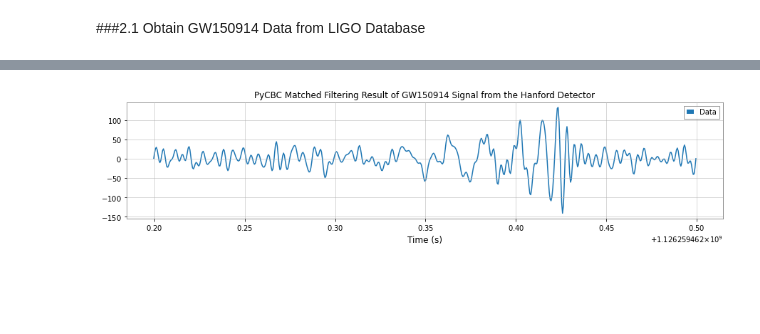
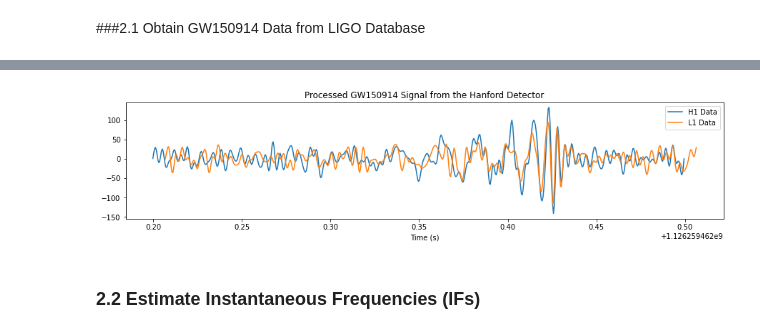
Before and after one commit to xli2522/simple-BBH-waveform, a Jupyter notebook: simple_BBH_waveform.ipynb, the cells around one changed output, grey strips where cells are left out. Cells and saved outputs as stored; diff of their text form; code cells hidden in the pictures; blank space fills up the shorter version.

```diff
--- a/simple_BBH_waveform.ipynb
+++ b/simple_BBH_waveform.ipynb
@@ -88,6 +95,0 @@ pylab.show()
-# %%
-conditionedhdata = hdata.crop(2, 2)
-
-pylab.plot(conditionedhdata.sample_times, conditionedhdata)
-pylab.xlabel('Time (s)')
-pylab.show()
@@ -190,0 +96,9 @@ aligned.start_time = conditionedhdata.start_time
+# %%
+# Here are some steps taken to reduce the further reduce the signal noise
+
+from pycbc.psd import interpolate, inverse_spectrum_truncation
+# Estimate the power spectral density
+psdh = conditionedhdata.psd(4); psdl = conditionedldata.psd(4)       # take the first 4 seconds of data and calculate the psd
+psdh = interpolate(psdh, conditionedhdata.delta_f); psdl = interpolate(psdl, conditionedldata.delta_f)       # interpolate the resutl to the proper length
+psdh = inverse_spectrum_truncation(psdh, int(4 * conditionedhdata.sample_rate), low_frequency_cutoff=15)
+psdl = inverse_spectrum_truncation(psdl, int(4 * conditionedldata.sample_rate), low_frequency_cutoff=15)
@@ -191,21 +110,25 @@ aligned.start_time = conditionedhdata.start_time
 # %%
-# We do it this way so that we can whiten both the template and the data
-white_data = (conditionedhdata.to_frequencyseries() / psd**0.5).to_timeseries()
-white_template = (aligned.to_frequencyseries() / psd**0.5).to_timeseries()
+# Data whitening as a step of denoising
+white_hdata = (conditionedhdata.to_frequencyseries() / psdh**0.5).to_timeseries()
+white_ldata = (conditionedldata.to_frequencyseries() / psdl**0.5).to_timeseries()
 
-white_data = white_data.highpass_fir(30., 512).lowpass_fir(300, 512)
-white_template = white_template.highpass_fir(30, 512).lowpass_fir(300, 512)
+# Apply high pass and low pass (frequency) filter again
+white_hdata = white_hdata.highpass_fir(30., 512).lowpass_fir(300, 512)
+white_ldata = white_ldata.highpass_fir(30., 512).lowpass_fir(300, 512)
 
-# Select the time around the merger
-white_data = white_data.time_slice(merger.time-.2, merger.time+.1)
-white_template = white_template.time_slice(merger.time-.2, merger.time+.1)
+# Select the time around the merger (0.2 s before, 0.1 s after)
+white_hdata = white_hdata.time_slice(merger.time-.2, merger.time+.1)
+white_ldata = white_ldata.time_slice(merger.time-.2, merger.time+.1)
 
 pylab.figure(figsize=[15, 3])
-pylab.title('PyCBC Matched Filtering Result of GW150914 Signal from the Hanford Detector')
-pylab.plot(white_data.sample_times, white_data, label="Data")
-#pylab.plot(white_template.sample_times, white_template, label="Template")
+pylab.title('Processed GW150914 Signal from the Hanford Detector')
+pylab.plot(white_hdata.sample_times, white_hdata, label="H1 Data")
+# Here we invert the L1 data and shift L1 data forward by 6.9 ms to match the t_merger
+pylab.plot(white_ldata.sample_times+0.0069, -white_ldata, label="L1 Data")
 pylab.xlabel('Time (s)')
 pylab.legend()
 pylab.show()
 # %% [output]
-[figure, old version]
+[figure, new version]
+# %% [markdown]
+### 2.2 Estimate Instantaneous Frequencies (IFs)
```
Also changed, not shown: parts of 18 cells of this notebook.
